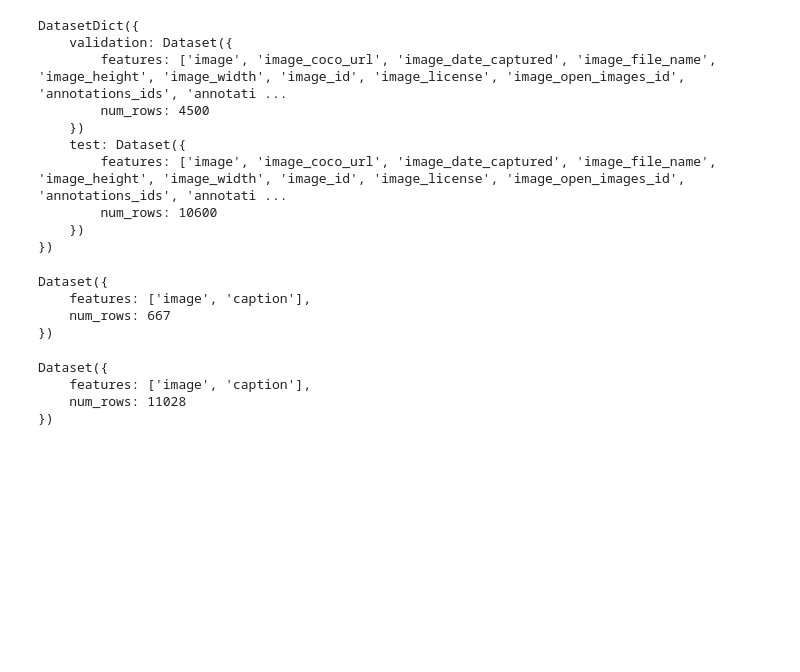
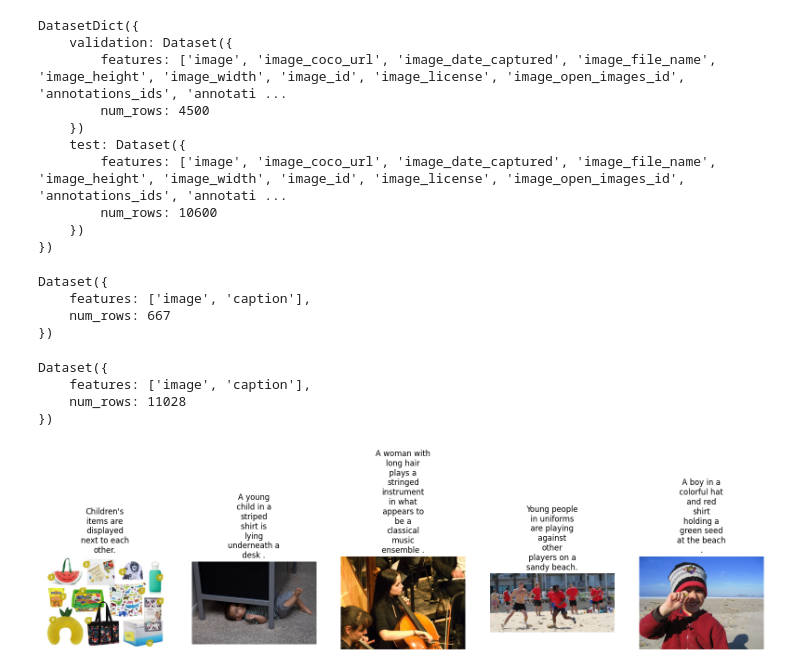
Before and after one commit to hilkovich/children_diary, a Jupyter notebook: notebooks/img_train.ipynb, the cells around one changed output. Saved outputs shown, nothing was run; the diff lists cells and outputs as text; code cells hidden in the pictures; blank space fills up the shorter version.

```diff
--- a/notebooks/img_train.ipynb
+++ b/notebooks/img_train.ipynb
@@ -114,2 +127,27 @@ Dataset({
 # %%
 ds_train.save_to_disk("datasets/ds_train")
+# %%
+from datasets import load_from_disk
+
+ds_train = load_from_disk("datasets/ds_train")
+# %%
+ds = ds_train.train_test_split(test_size=0.1)
+train_ds = ds["train"]
+test_ds = ds["test"]
+# %%
+def plot_images(images, captions):
+    plt.figure(figsize=(20, 20))
+    for i in range(len(images)):
+        ax = plt.subplot(1, len(images), i + 1)
+        caption = captions[i]
+        caption = "\n".join(wrap(caption, 12))
+        plt.title(caption)
+        plt.imshow(images[i])
+        plt.axis("off")
+
+
+sample_images_to_visualize = [np.array(train_ds[i]["image"]) for i in range(5)]
+sample_captions = [train_ds[i]["caption"] for i in range(5)]
+plot_images(sample_images_to_visualize, sample_captions)
+# %% [output]
+[figure, added]
```
Also changed, not shown: parts of 9 cells of this notebook.
